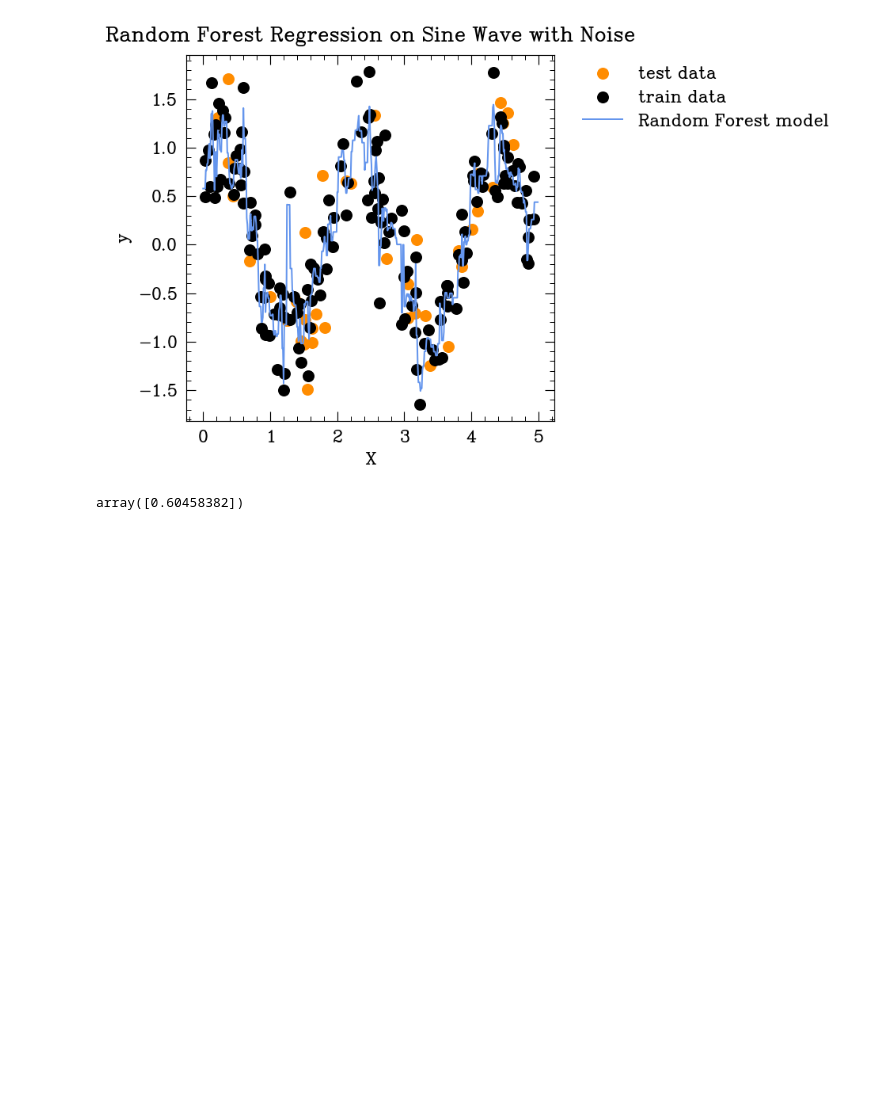
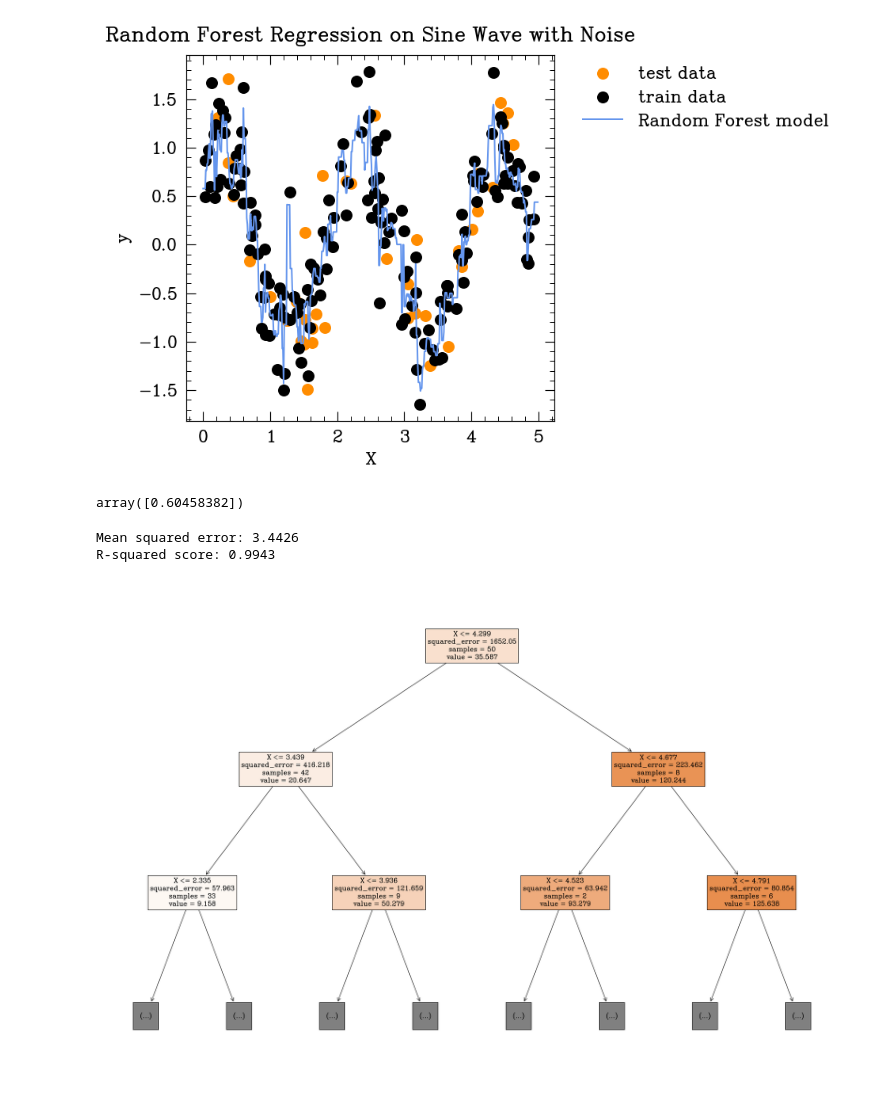
Before and after one commit to catastropiyush/simulations, a Jupyter notebook: Random_Forest_Regression.ipynb, the cells around one changed output. Saved outputs shown, nothing was run; the diff lists cells and outputs as text; code cells hidden in the pictures; blank space fills up the shorter version.

```diff
--- a/Random_Forest_Regression.ipynb
+++ b/Random_Forest_Regression.ipynb
@@ -99,3 +113,68 @@ output = rf.predict([[2.0]])
 output
 # %% [output]
 array([0.60458382])
+# %%
+
+import numpy as np
+import matplotlib.pyplot as plt
+from sklearn.ensemble import RandomForestRegressor
+from sklearn.model_selection import train_test_split
+from sklearn.metrics import mean_squared_error, r2_score
+from sklearn.tree import plot_tree
+
+# Generate data
+np.random.seed(42)
+X = np.sort(5 * np.random.rand(100, 1), axis=0)
+y = (np.exp(X)+np.sin(3*X)).ravel() + np.random.normal(0, 0.4, X.shape[0])
+
+# Split the data
+X_train, X_test, y_train, y_test = train_test_split(X, y, test_size=0.2, random_state=42)
+
+# Create and train the model
+rf = RandomForestRegressor(n_estimators=3, random_state=42)
+rf.fit(X_train, y_train)
+
+# Make predictions
+X_plot = np.arange(0.0, 5.0, 0.01)[:, np.newaxis]
+y_rf = rf.predict(X_plot)
+
+# Evaluate the model
+y_pred = rf.predict(X_test)
+mse = mean_squared_error(y_test, y_pred)
+r2 = r2_score(y_test, y_pred)
+
+print(f"Mean squared error: {mse:.4f}")
+print(f"R-squared score: {r2:.4f}")
+
+# Visualize the first tree in the forest
+plt.figure(figsize=(30,20))
+plot_tree(rf.estimators_[1],
+           feature_names=['X'],
+           class_names=['y'],
+           filled=True,
+           max_depth=2)  # Adjust max_depth to show a specific branch
+plt.show()
+len(X)
+
+n_estimators_values = [1,2,3,4,5,10,20,30,100]
+mae_scores = []
+r2_scores = []
+
+for n_estimators in n_estimators_values:
+    # Create and train the model
+    rf = RandomForestRegressor(n_estimators=n_estimators, random_state=42)
+    rf.fit(X_train, y_train)
+
+    # Make predictions
+    y_pred = rf.predict(X_test)
+
+    # Evaluate the model
+    mse = mean_squared_error(y_test, y_pred)
+    r2 = r2_score(y_test, y_pred)
+
+    mae_scores.append(mse)
+    r2_scores.append(r2)
+# %% [output]
+Mean squared error: 3.4426
+R-squared score: 0.9943
+[figure, added]
```
Also changed, not shown: parts of 2 cells of this notebook.
